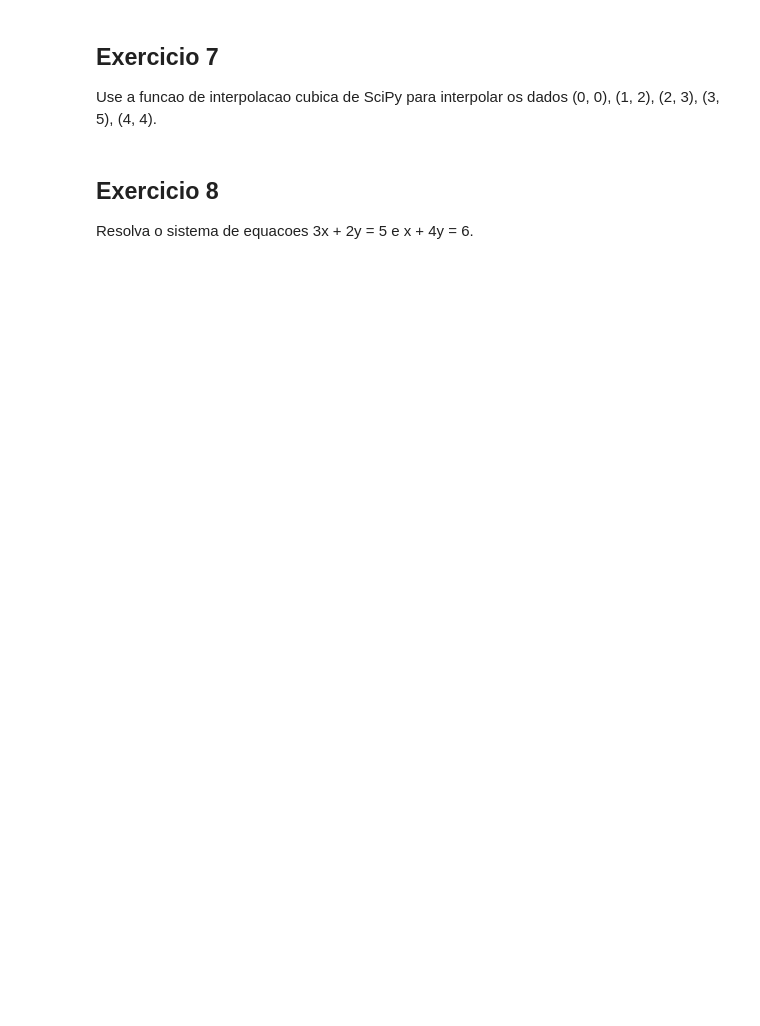
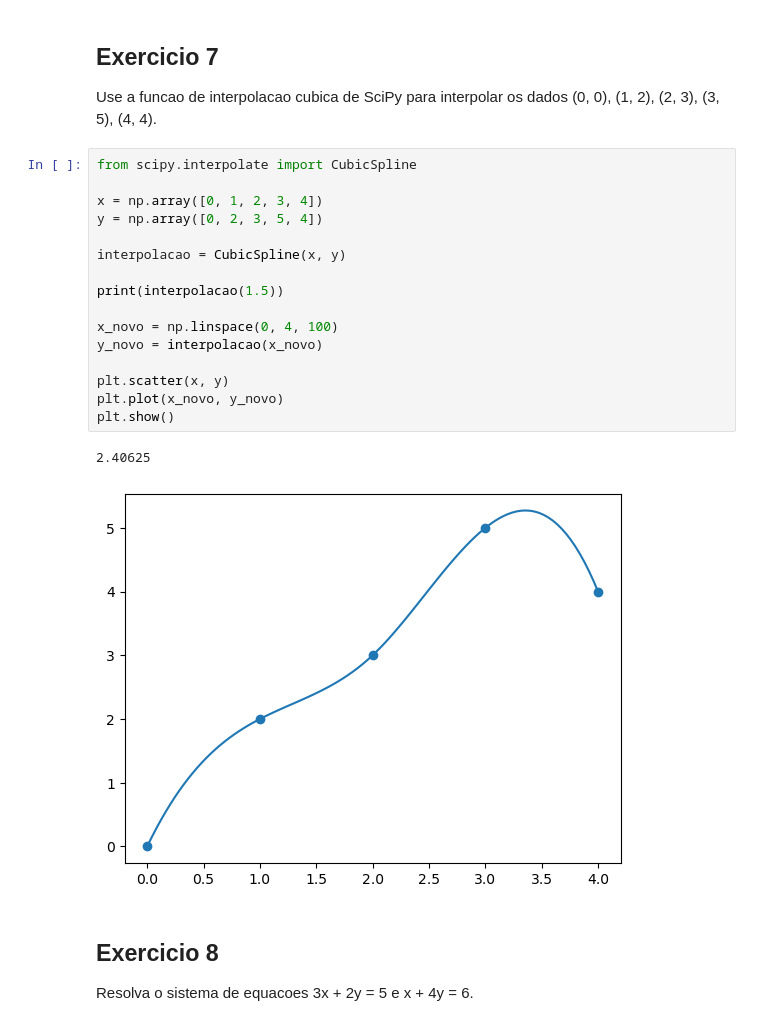
Before and after one commit to pecosta23/IaUmcFabiano, a Jupyter notebook: Exercicios_LibsPython_PedroCosta_06C.ipynb, the cells around one changed output. Drawn from its saved outputs; the diff is of its cells as text; blank space fills up the shorter version.

```diff
--- a/Exercicios_LibsPython_PedroCosta_06C.ipynb
+++ b/Exercicios_LibsPython_PedroCosta_06C.ipynb
@@ -493,6 +572,25 @@ Encontre a matriz inversa de uma matriz 5x5 de numeros aleatorios.
 ## Exercicio 7
 
 Use a funcao de interpolacao cubica de SciPy para interpolar os dados (0, 0), (1, 2), (2, 3), (3, 5), (4, 4).
+# %%
+from scipy.interpolate import CubicSpline
+
+x = np.array([0, 1, 2, 3, 4])
+y = np.array([0, 2, 3, 5, 4])
+
+interpolacao = CubicSpline(x, y)
+
+print(interpolacao(1.5))
+
+x_novo = np.linspace(0, 4, 100)
+y_novo = interpolacao(x_novo)
+
+plt.scatter(x, y)
+plt.plot(x_novo, y_novo)
+plt.show()
+# %% [output]
+2.40625
+[figure, added]
 # %% [markdown]
 ## Exercicio 8
 
```
Also changed, not shown: parts of 43 cells of this notebook, 1 other file.
